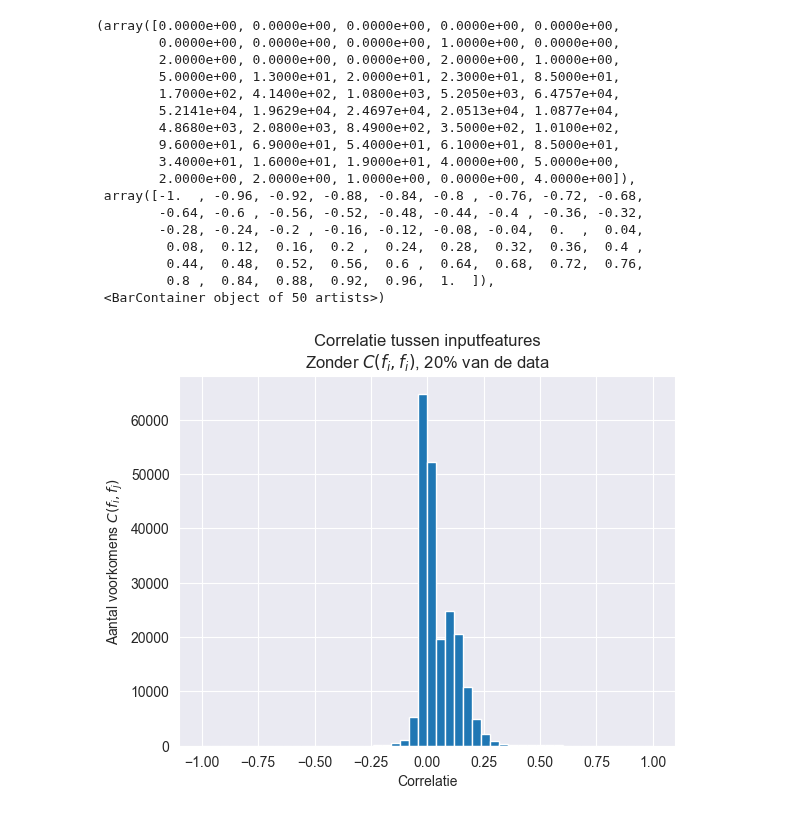
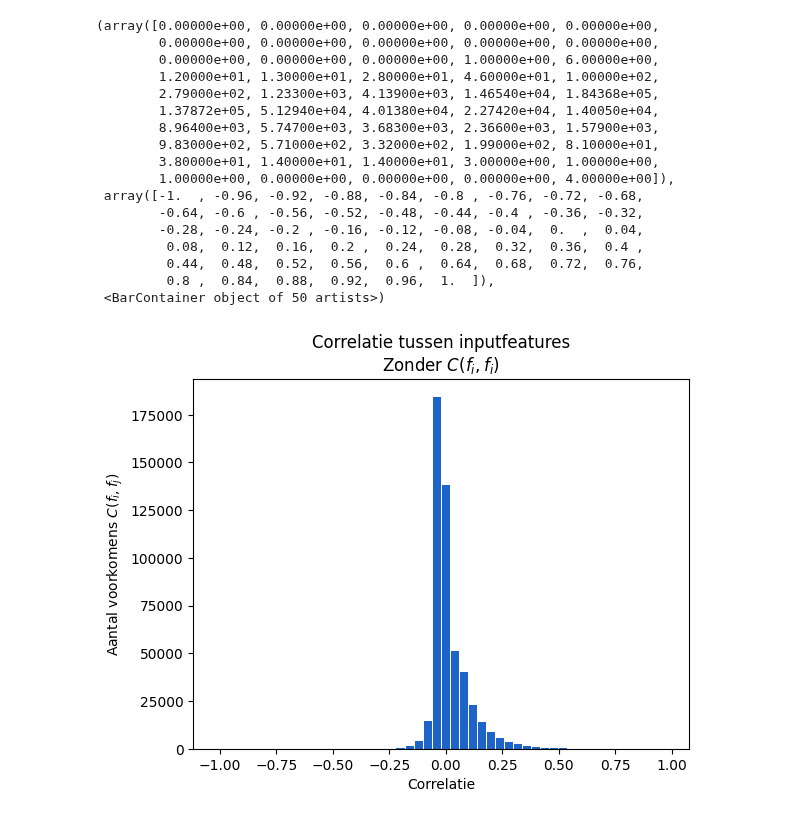
Before and after one commit to Tram13/masterthesis, a Jupyter notebook: src/data/data analysis/graphs_chapter4_correlation.ipynb, the cells around one changed output. Cells and saved outputs as stored; diff of their text form; code cells hidden in the pictures.

```diff
--- a/src/data/data analysis/graphs_chapter4_correlation.ipynb
+++ b/src/data/data analysis/graphs_chapter4_correlation.ipynb
@@ -22,0 +19,5 @@ input_ml_train, input_ml_test, output_ml_train, output_ml_test = DataPreparer.ge
+# %%
+(businesses, reviews, users), _ = DataReader().read_data(no_train_test=True)
+user_profile_config = UserProfilesManager().get_best()
+restaurant_profile_config = RestaurantProfilesManager().get_best()
+input_ml, _ = DataPreparer.transform_data(businesses, reviews, users, user_profile_config, restaurant_profile_config)
@@ -23,41 +47,39 @@ input_ml_train, input_ml_test, output_ml_train, output_ml_test = DataPreparer.ge
 # %%
-input_correlation = input_ml_test.corr()
+input_correlation = input_ml.corr()
 # Generate a mask for the upper triangle
 mask = np.triu(np.ones_like(input_correlation, dtype=bool))
 # %%
-data = input_correlation.where(~mask).to_numpy().flatten()
-data = data[~np.isnan(data)]
-data = sorted(
-    data.tolist()
-)
+data = input_correlation.where(~mask).to_numpy()
+data = data[~np.isnan(data)].tolist()
+data = sorted(data)
 
 plt_data = plt.subplots(1, 1)
 fig2: plt.Figure = plt_data[0]
 ax2: plt.Axes = plt_data[1]
 
-ax2.set_title("Correlatie tussen inputfeatures\n" + r"Zonder $C(f_i, f_i)$, 20% van de data")
+ax2.set_title("Correlatie tussen inputfeatures\n" + r"Zonder $C(f_i, f_i)$")
 ax2.set_xlabel("Correlatie")
 ax2.set_ylabel(r"Aantal voorkomens $C(f_i, f_j)$")
-ax2.hist(data, bins=50, range=(-1, 1))
+ax2.hist(data, bins=50, range=(-1, 1), color='#1E64C8', align='left', rwidth=0.9)
 # %% [output]
-(array([0.0000e+00, 0.0000e+00, 0.0000e+00, 0.0000e+00, 0.0000e+00,
-        0.0000e+00, 0.0000e+00, 0.0000e+00, 1.0000e+00, 0.0000e+00,
-        2.0000e+00, 0.0000e+00, 0.0000e+00, 2.0000e+00, 1.0000e+00,
-        5.0000e+00, 1.3000e+01, 2.0000e+01, 2.3000e+01, 8.5000e+01,
-        1.7000e+02, 4.1400e+02, 1.0800e+03, 5.2050e+03, 6.4757e+04,
-        5.2141e+04, 1.9629e+04, 2.4697e+04, 2.0513e+04, 1.0877e+04,
-        4.8680e+03, 2.0800e+03, 8.4900e+02, 3.5000e+02, 1.0100e+02,
-        9.6000e+01, 6.9000e+01, 5.4000e+01, 6.1000e+01, 8.5000e+01,
-        3.4000e+01, 1.6000e+01, 1.9000e+01, 4.0000e+00, 5.0000e+00,
-        2.0000e+00, 2.0000e+00, 1.0000e+00, 0.0000e+00, 4.0000e+00]),
+(array([0.00000e+00, 0.00000e+00, 0.00000e+00, 0.00000e+00, 0.00000e+00,
+        0.00000e+00, 0.00000e+00, 0.00000e+00, 0.00000e+00, 0.00000e+00,
+        0.00000e+00, 0.00000e+00, 0.00000e+00, 1.00000e+00, 6.00000e+00,
+        1.20000e+01, 1.30000e+01, 2.80000e+01, 4.60000e+01, 1.00000e+02,
+        2.79000e+02, 1.23300e+03, 4.13900e+03, 1.46540e+04, 1.84368e+05,
+        1.37872e+05, 5.12940e+04, 4.01380e+04, 2.27420e+04, 1.40050e+04,
+        8.96400e+03, 5.74700e+03, 3.68300e+03, 2.36600e+03, 1.57900e+03,
+        9.83000e+02, 5.71000e+02, 3.32000e+02, 1.99000e+02, 8.10000e+01,
+        3.80000e+01, 1.40000e+01, 1.40000e+01, 3.00000e+00, 1.00000e+00,
+        1.00000e+00, 0.00000e+00, 0.00000e+00, 0.00000e+00, 4.00000e+00]),
  array([-1.  , -0.96, -0.92, -0.88, -0.84, -0.8 , -0.76, -0.72, -0.68,
         -0.64, -0.6 , -0.56, -0.52, -0.48, -0.44, -0.4 , -0.36, -0.32,
         -0.28, -0.24, -0.2 , -0.16, -0.12, -0.08, -0.04,  0.  ,  0.04,
          0.08,  0.12,  0.16,  0.2 ,  0.24,  0.28,  0.32,  0.36,  0.4 ,
          0.44,  0.48,  0.52,  0.56,  0.6 ,  0.64,  0.68,  0.72,  0.76,
          0.8 ,  0.84,  0.88,  0.92,  0.96,  1.  ]),
  <BarContainer object of 50 artists>)
-[figure, old version]
+[figure, new version]
 # %%
 plt_data2 = plt.subplots(1, 1)
 fig3: plt.Figure = plt_data2[0]
```
Also changed, not shown: parts of 7 cells of this notebook, 2 other files.
